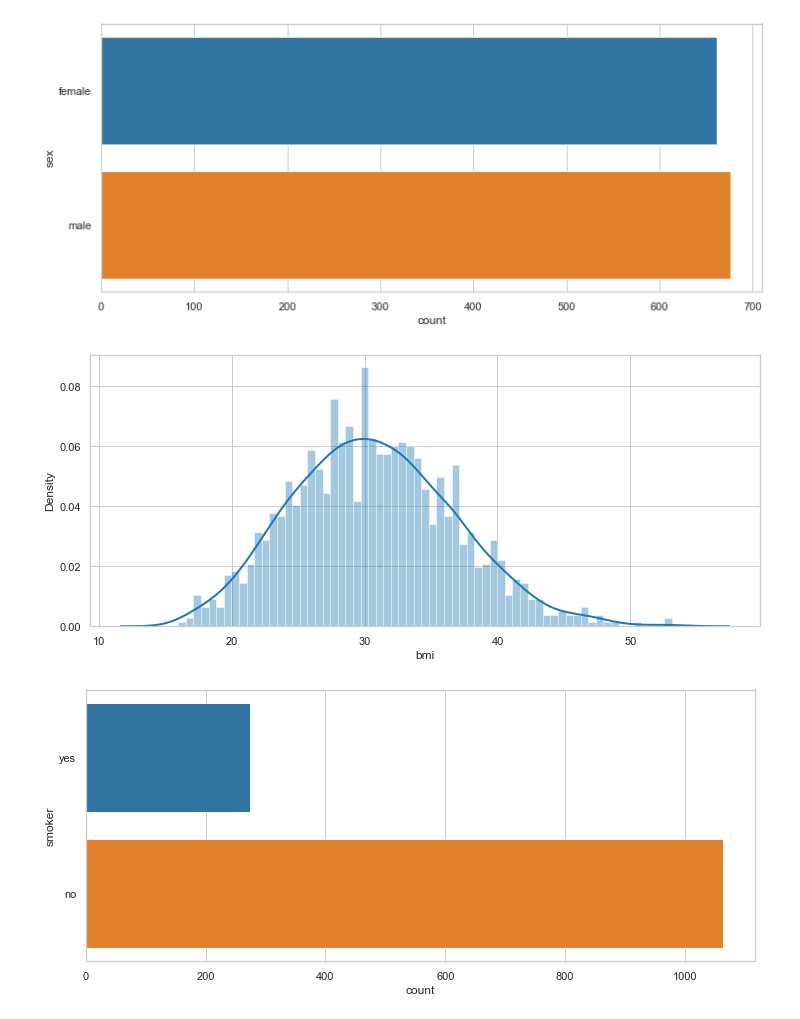
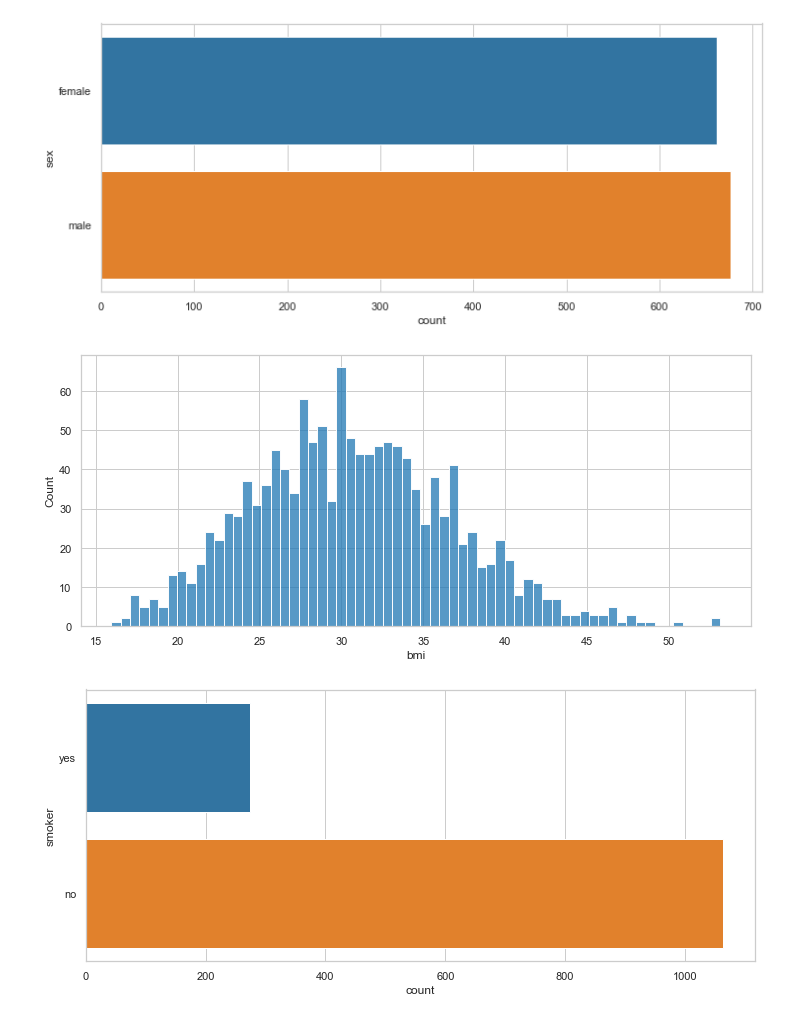
Before and after one commit to ssegui/ml_ub, a Jupyter notebook: notebooks/Session3.ipynb, the cells around one changed output. Saved outputs shown, nothing was run; the diff lists cells and outputs as text; code cells hidden in the pictures.

```diff
--- a/notebooks/Session3.ipynb
+++ b/notebooks/Session3.ipynb
@@ -640,11 +640,11 @@ plt.show()
 # %%
 # BMI: Body mass index, providing an understanding of body, weights that are relatively
 # high or low relative to height, objective index of body weight (kg / m ^ 2) using the ratio of
 # height to weight, ideally 18.5 to 24.9
-sns.distplot(df.bmi,bins=65)
+sns.histplot(df.bmi,bins=65)
 plt.show()
 # %% [output]
-[figure, old version]
+[figure, new version]
 # %%
 #Smoker: smoking, [yes, no]
 sns.countplot(data=df,y='smoker')
```
Also changed, not shown: parts of 16 cells of this notebook.
